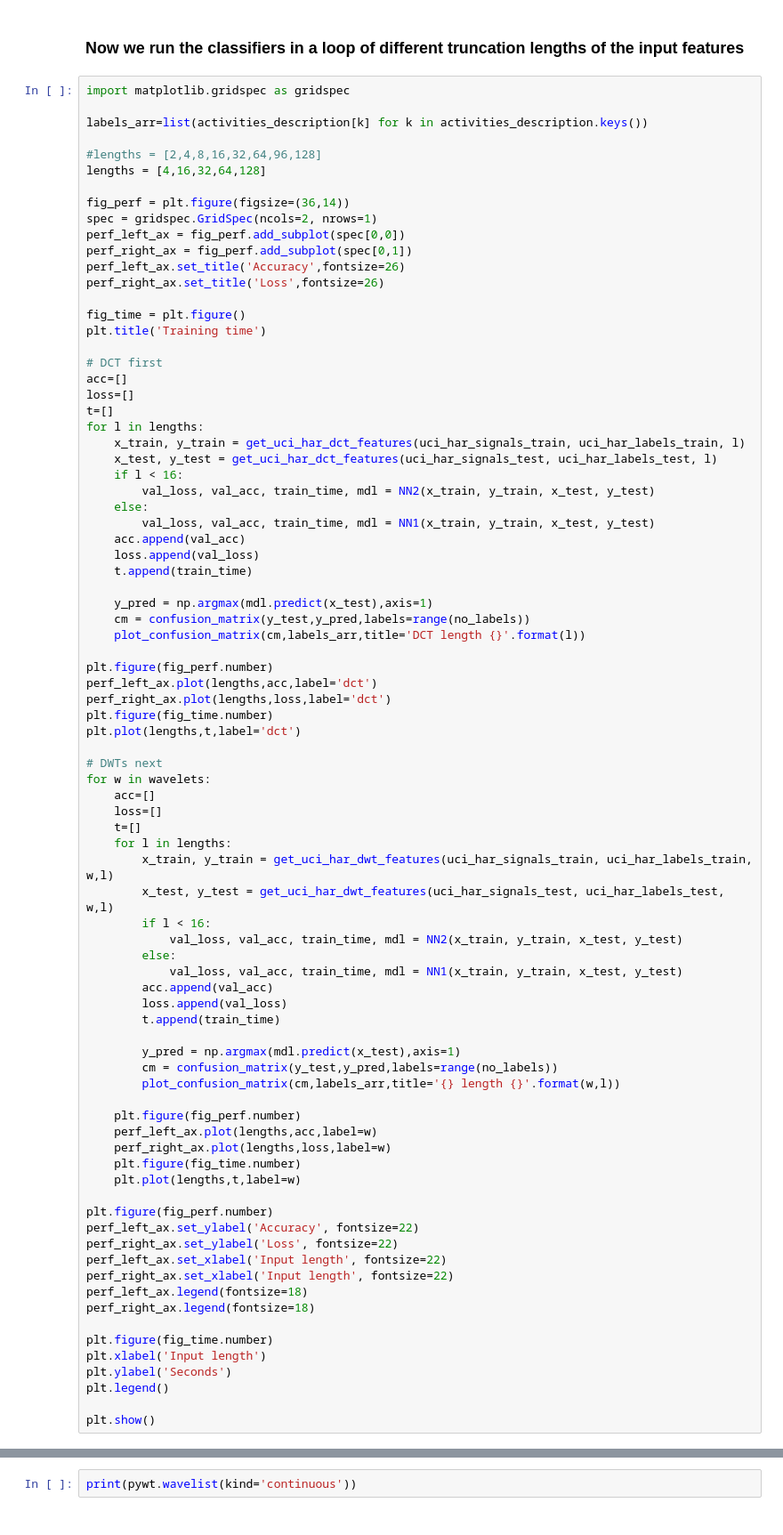
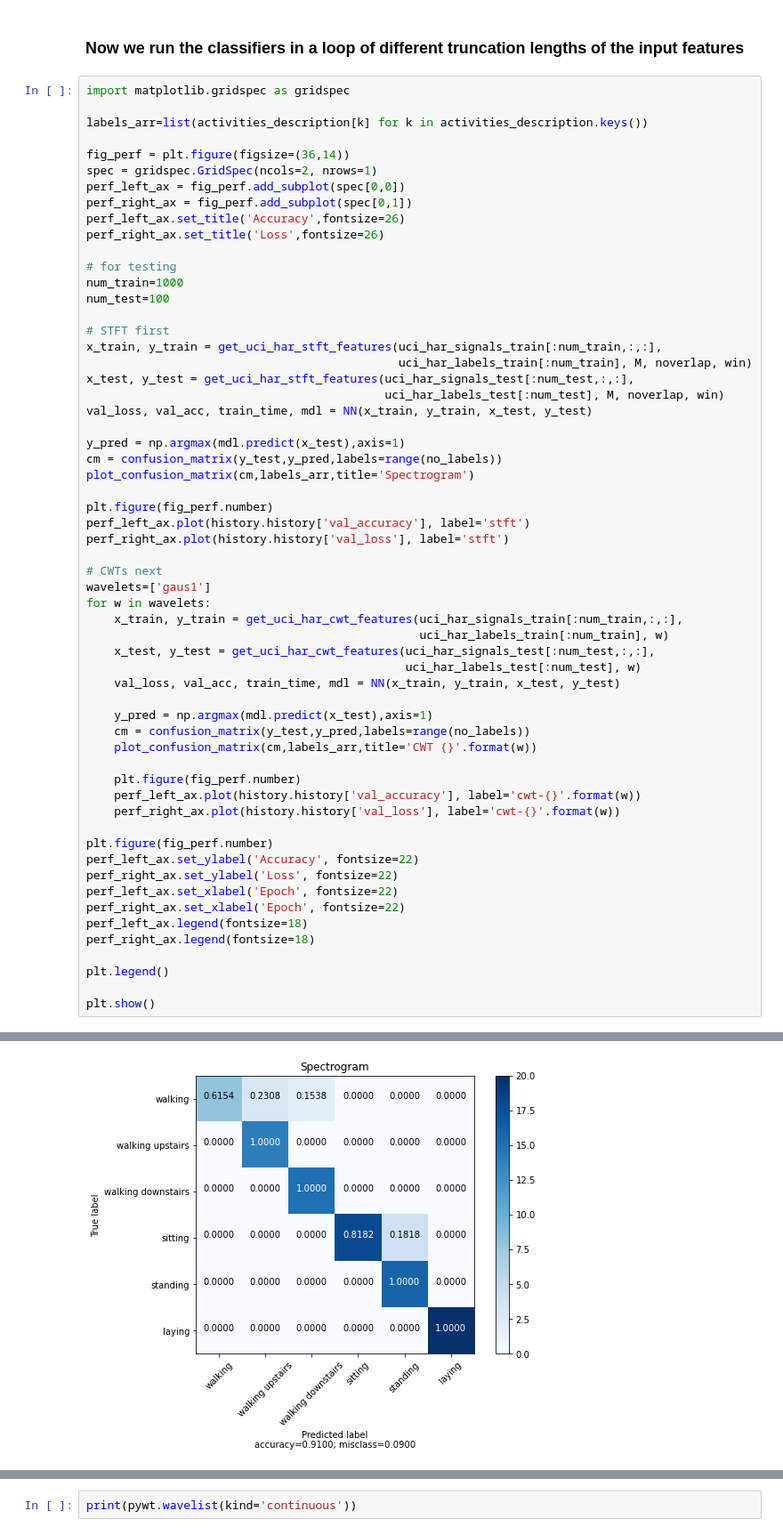
Before and after one commit to mpiihsier/siml, a Jupyter notebook: notebooks/CWT-STFT aggregate results.ipynb, the cells around one changed output, grey strips where cells are left out. Shown at 89% size. Cells and saved outputs as stored; diff of their text form.

```diff
--- a/notebooks/CWT-STFT aggregate results.ipynb
+++ b/notebooks/CWT-STFT aggregate results.ipynb
@@ -440,9 +365,6 @@ def plot_confusion_matrix(cm,
 import matplotlib.gridspec as gridspec
 
 labels_arr=list(activities_description[k] for k in activities_description.keys())
-
-#lengths = [2,4,8,16,32,64,96,128]
-lengths = [4,16,32,64,128]
 
 fig_perf = plt.figure(figsize=(36,14))
 spec = gridspec.GridSpec(ncols=2, nrows=1)
@@ -451,71 +373,51 @@ perf_right_ax = fig_perf.add_subplot(spec[0,1])
 perf_left_ax.set_title('Accuracy',fontsize=26)
 perf_right_ax.set_title('Loss',fontsize=26)
 
-fig_time = plt.figure()
-plt.title('Training time')
+# for testing
+num_train=1000
+num_test=100
 
-# DCT first
-acc=[]
-loss=[]
-t=[]
-for l in lengths:
-    x_train, y_train = get_uci_har_dct_features(uci_har_signals_train, uci_har_labels_train, l)
-    x_test, y_test = get_uci_har_dct_features(uci_har_signals_test, uci_har_labels_test, l)
-    if l < 16:
-        val_loss, val_acc, train_time, mdl = NN2(x_train, y_train, x_test, y_test)
-    else:
-        val_loss, val_acc, train_time, mdl = NN1(x_train, y_train, x_test, y_test)
-    acc.append(val_acc)
-    loss.append(val_loss)
-    t.append(train_time)
+# STFT first
+x_train, y_train = get_uci_har_stft_features(uci_har_signals_train[:num_train,:,:],
+                                             uci_har_labels_train[:num_train], M, noverlap, win)
+x_test, y_test = get_uci_har_stft_features(uci_har_signals_test[:num_test,:,:],
+                                           uci_har_labels_test[:num_test], M, noverlap, win)
+val_loss, val_acc, train_time, mdl = NN(x_train, y_train, x_test, y_test)
+
+y_pred = np.argmax(mdl.predict(x_test),axis=1)
+cm = confusion_matrix(y_test,y_pred,labels=range(no_labels))
+plot_confusion_matrix(cm,labels_arr,title='Spectrogram')
+
+plt.figure(fig_perf.number)
+perf_left_ax.plot(history.history['val_accuracy'], label='stft')
+perf_right_ax.plot(history.history['val_loss'], label='stft')
+
+# CWTs next
+wavelets=['gaus1']
+for w in wavelets:
+    x_train, y_train = get_uci_har_cwt_features(uci_har_signals_train[:num_train,:,:],
+                                                uci_har_labels_train[:num_train], w)
+    x_test, y_test = get_uci_har_cwt_features(uci_har_signals_test[:num_test,:,:],
+                                              uci_har_labels_test[:num_test], w)
+    val_loss, val_acc, train_time, mdl = NN(x_train, y_train, x_test, y_test)
 
     y_pred = np.argmax(mdl.predict(x_test),axis=1)
     cm = confusion_matrix(y_test,y_pred,labels=range(no_labels))
-    plot_confusion_matrix(cm,labels_arr,title='DCT length {}'.format(l))
-
-plt.figure(fig_perf.number)
-perf_left_ax.plot(lengths,acc,label='dct')
-perf_right_ax.plot(lengths,loss,label='dct')
-plt.figure(fig_time.number)
-plt.plot(lengths,t,label='dct')
-
-# DWTs next
-for w in wavelets:
-    acc=[]
-    loss=[]
-    t=[]
-    for l in lengths:
-        x_train, y_train = get_uci_har_dwt_features(uci_har_signals_train, uci_har_labels_train, w,l)
-        x_test, y_test = get_uci_har_dwt_features(uci_har_signals_test, uci_har_labels_test, w,l)
-        if l < 16:
-            val_loss, val_acc, train_time, mdl = NN2(x_train, y_train, x_test, y_test)
-        else:
-            val_loss, val_acc, train_time, mdl = NN1(x_train, y_train, x_test, y_test)
-        acc.append(val_acc)
-        loss.append(val_loss)
-        t.append(train_time)
-
-        y_pred = np.argmax(mdl.predict(x_test),axis=1)
-        cm = confusion_matrix(y_test,y_pred,labels=range(no_labels))
-        plot_confusion_matrix(cm,labels_arr,title='{} length {}'.format(w,l))
+    plot_confusion_matrix(cm,labels_arr,title='CWT {}'.format(w))
 
     plt.figure(fig_perf.number)
-    perf_left_ax.plot(lengths,acc,label=w)
-    perf_right_ax.plot(lengths,loss,label=w)
-    plt.figure(fig_time.number)
-    plt.plot(lengths,t,label=w)
+    perf_left_ax.plot(history.history['val_accuracy'], label='cwt-{}'.format(w))
+    perf_right_ax.plot(history.history['val_loss'], label='cwt-{}'.format(w))
 
 plt.figure(fig_perf.number)
 perf_left_ax.set_ylabel('Accuracy', fontsize=22)
 perf_right_ax.set_ylabel('Loss', fontsize=22)
-perf_left_ax.set_xlabel('Input length', fontsize=22)
-perf_right_ax.set_xlabel('Input length', fontsize=22)
+perf_left_ax.set_xlabel('Epoch', fontsize=22)
+perf_right_ax.set_xlabel('Epoch', fontsize=22)
 perf_left_ax.legend(fontsize=18)
 perf_right_ax.legend(fontsize=18)
 
-plt.figure(fig_time.number)
-plt.xlabel('Input length')
-plt.ylabel('Seconds')
 plt.legend()
 
 plt.show()
+# %% [output]
@@ -521,0 +429 @@ plt.show()
+[figure, added]
```
Also changed, not shown: parts of 9 cells of this notebook.
